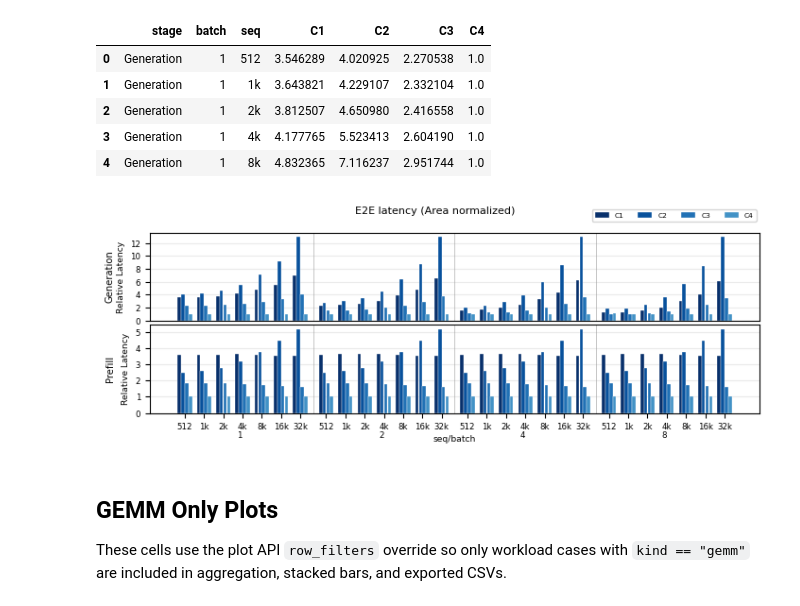
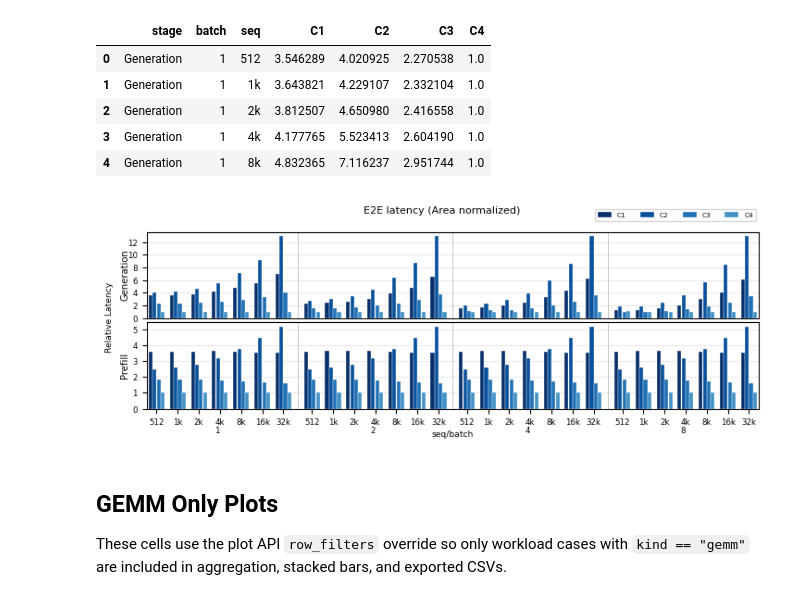
Before and after one commit to jang1664/vortex, a Jupyter notebook: analysis_workspace/latency_on_hw/plot.ipynb, the cells around one changed output. Drawn from its saved outputs; the diff is of its cells as text; code cells hidden in the pictures.

```diff
--- a/analysis_workspace/latency_on_hw/plot.ipynb
+++ b/analysis_workspace/latency_on_hw/plot.ipynb
@@ -1124,6 +1193,11 @@ MAIN_ALL_KNOBS = WideBarKnobs(
     auto_bar_width=True,
     x_candidate_group_gap=0.25,
     candidate_gap=0.01,
+    x_pad_left=0.1,
+    x_pad_right=0.1,
+    # Per-row overrides are also supported.
+    # stage_x_pad_left={"Generation": 0.5, "Prefill": 0.5},
+    # stage_x_pad_right={"Generation": 0.5, "Prefill": 0.5},
     x_tick_visibility="last",
     x_tick_label_visibility="last",
     x_axis_label_visibility="last",
@@ -1144,37 +1218,41 @@ MAIN_ALL_KNOBS = WideBarKnobs(
     group_label_va="center",
     group_label_rotation=0.0,
     group_label_fontsize=TICK_LABEL_FONTSIZE,
-    y_label="Relative Latency",
+    y_label="",
+    figure_y_label="Relative Latency",
+    figure_y_label_x=-0.001,
+    figure_y_label_y=0.5,
+    figure_y_label_fontsize=AXIS_LABEL_FONTSIZE,
     # Y grid/tick interval. Use global values or per-row stage overrides.
     # y_major_tick_interval=2.0,
     # y_minor_tick_interval=1.0,
     stage_y_major_tick_intervals={"Generation": 2.0, "Prefill": 1.0},
     # stage_y_minor_tick_intervals={"Generation": 1.0, "Prefill": 0.5},
     stage_label_position="left",
     stage_label_rotation=90.0,
-    stage_label_x=-0.065,
+    stage_label_x=-0.035,
     stage_label_y=0.5,
     stage_label_fontsize=SUBPLOT_TITLE_FONTSIZE,
     stage_label_ha="center",
     stage_label_va="center",
     y_lim_top_scale=1.05,
     figsize=(7.16, 3),
     # Increase/decrease vertical gap between subplot rows.
     subplot_hspace=0.05,
     # tight_layout_h_pad=0.8,
 )
 
 if DRAW_FIGURES:
     fig, axes, text_handles, fig_path = draw_wide_candidate_bars(
         main_all_result.figure_data,
         title="E2E latency (Area normalized)",
         out_dir=main_all_result.out_dir,
         filename="main_all_from_cache",
         knobs=MAIN_ALL_KNOBS,
     )
     main_all_result.figure_path = fig_path
 # %% [output]
-[figure, old version]
+[figure, new version]
 # %% [markdown]
 ## GEMM Only Plots
 
```
Also changed, not shown: parts of 10 cells of this notebook.
